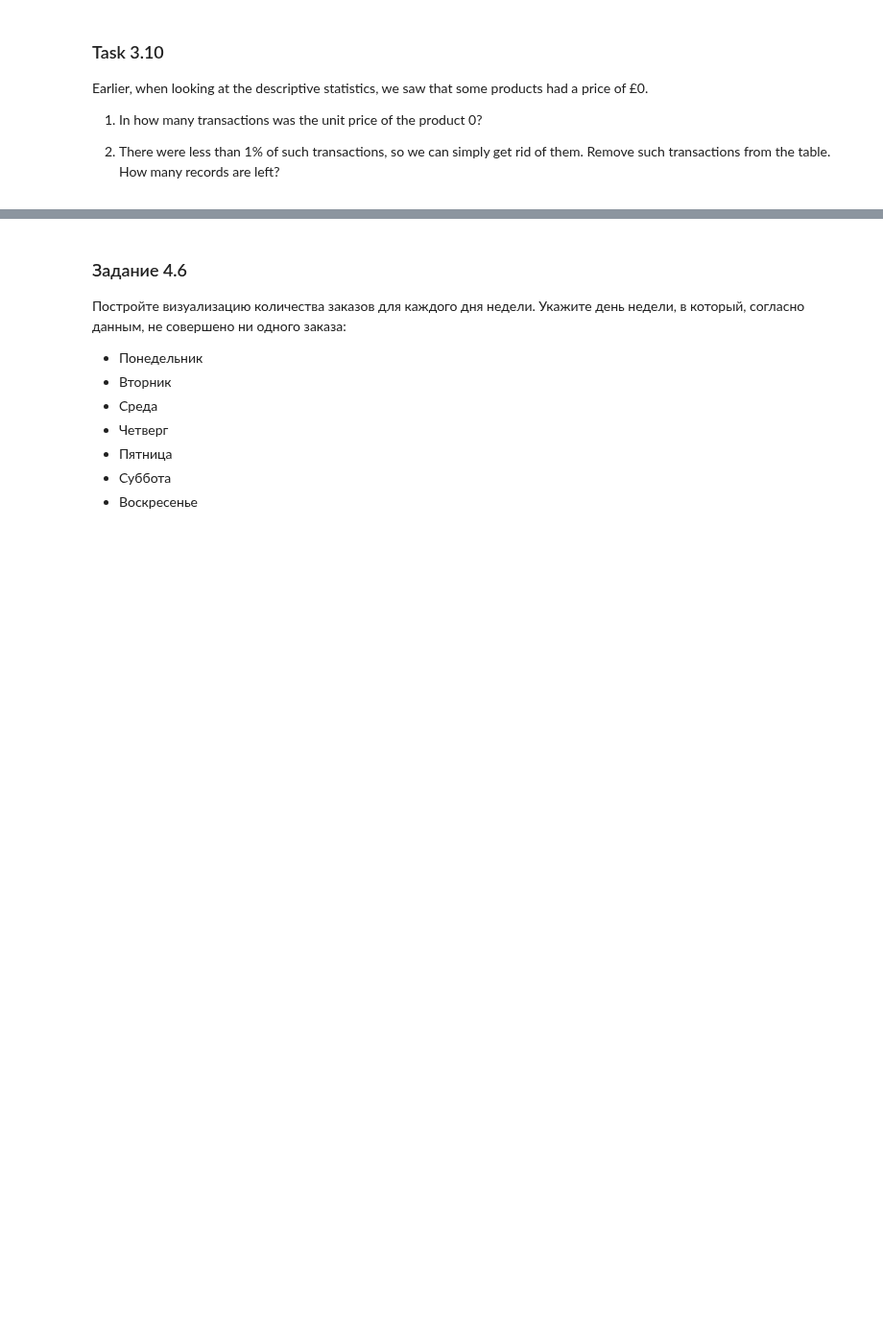
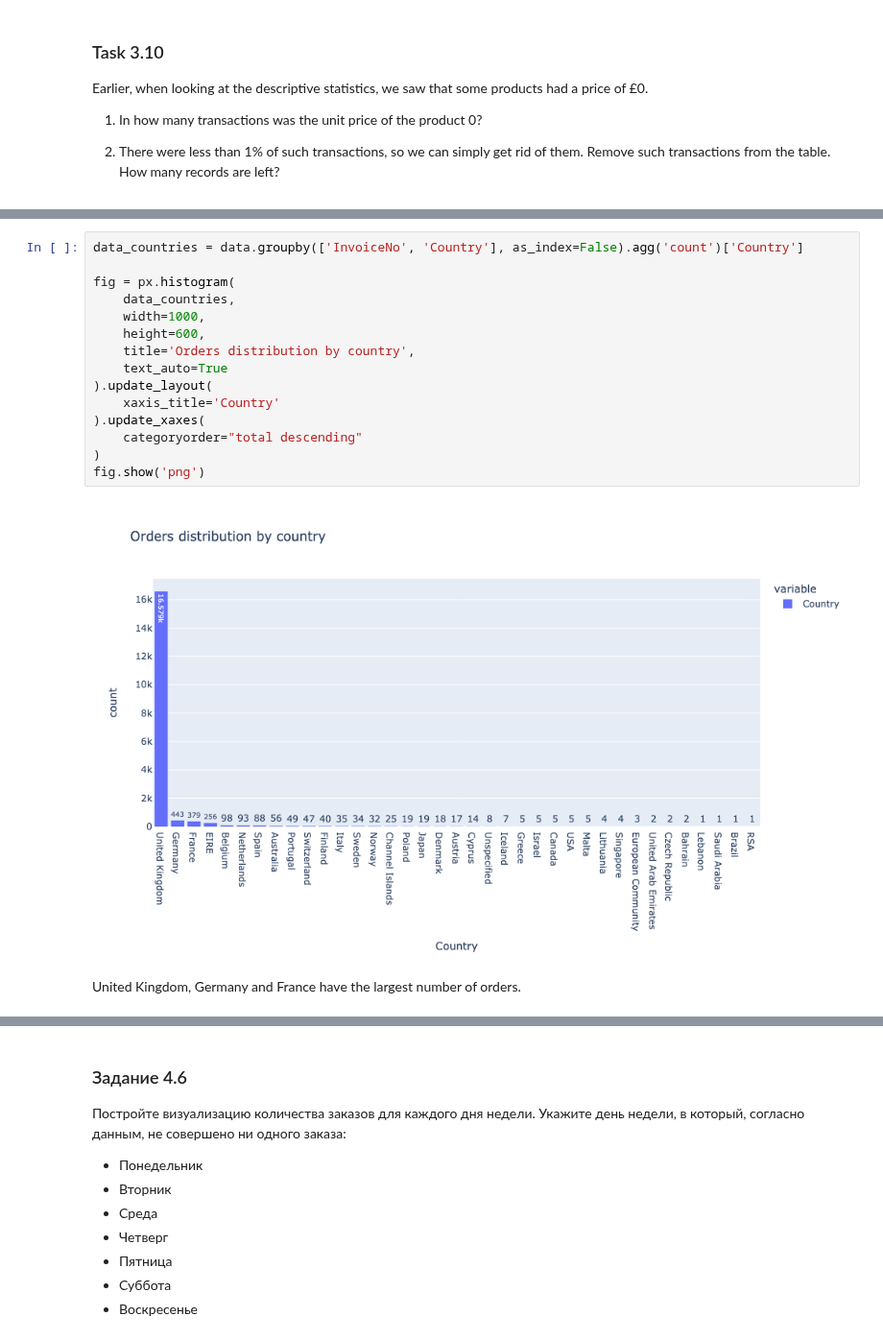
Before and after one commit to helios12/DataScienceProjects, a Jupyter notebook: projects/project-6/Project-6.Customer_segmentation.ipynb, the cells around one changed output, grey strips where cells are left out. Shown at 96% size. Saved outputs shown, nothing was run; the diff lists cells and outputs as text; blank space fills up the shorter version.

```diff
--- a/projects/project-6/Project-6.Customer_segmentation.ipynb
+++ b/projects/project-6/Project-6.Customer_segmentation.ipynb
@@ -545,0 +561,19 @@ TypeError: 'int' object is not subscriptable
+# %%
+data_countries = data.groupby(['InvoiceNo', 'Country'], as_index=False).agg('count')['Country']
+
+fig = px.histogram(
+    data_countries,
+    width=1000,
+    height=600,
+    title='Orders distribution by country',
+    text_auto=True
+).update_layout(
+    xaxis_title='Country'
+).update_xaxes(
+    categoryorder="total descending"
+)
+fig.show('png')
+# %% [output]
+[figure, added]
+# %% [markdown]
+United Kingdom, Germany and France have the largest number of orders.
```
Also changed, not shown: parts of 26 cells of this notebook, 1 other file.
